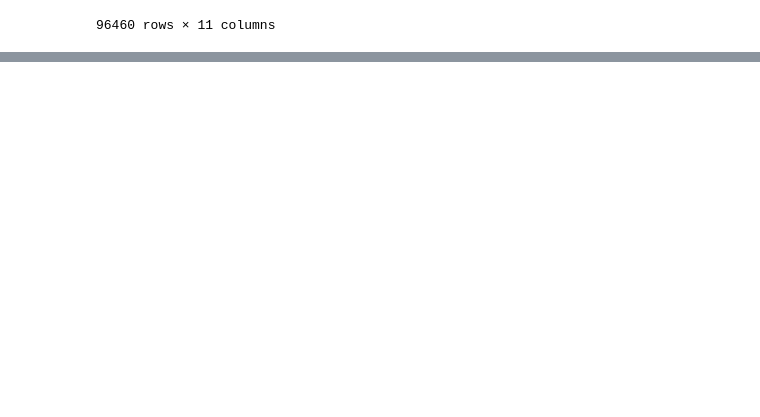
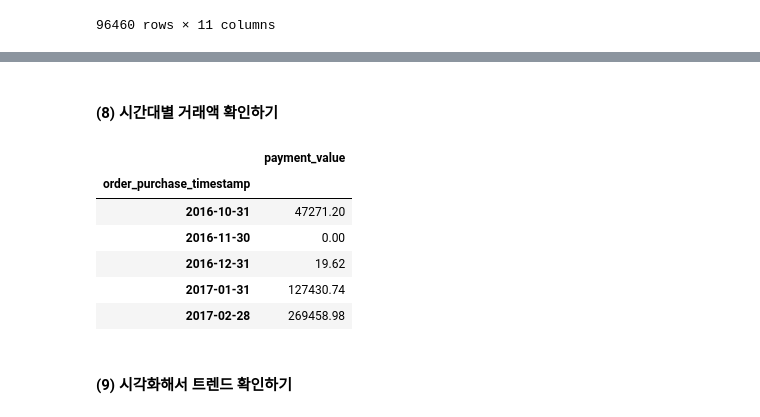
Before and after one commit to jhryu1208/Python_DataAnalysis_Pandas, a Jupyter notebook: Pandas/Brazilian_Ecommerce_EDA/BEE3.ipynb, the cells around one changed output, grey strips where cells are left out. Cells and saved outputs as stored; diff of their text form; code cells hidden in the pictures; blank space fills up the shorter version.

```diff
--- a/Pandas/Brazilian_Ecommerce_EDA/BEE3.ipynb
+++ b/Pandas/Brazilian_Ecommerce_EDA/BEE3.ipynb
@@ -262,0 +428,6 @@ merged_order
+# %%
+# 아직 이유를 찾지 못했지만 현재 order_purchase_timestamp가 이 단계에서 object 타입으로 나타남
+# 따라서 형변환을 시켜줘야한다.
+merged_order_payment_date['order_purchase_timestamp'] = pd.to_datetime(merged_order_payment_date['order_purchase_timestamp'],
+                                                                        format = '%Y-%m-%d %H:%M:%S',
+                                                                          errors = 'raise')
@@ -262,0 +458,16 @@ merged_order
+# %% [markdown]
+#### (8) 시간대별 거래액 확인하기
+# %%
+# Groupby를 이용해서 key인 order_purchase_timestamp를 월별단위로 (sum)묶었다.
+merged_order_month_sum = merged_order_payment_date.groupby(pd.Grouper(key='order_purchase_timestamp', freq='M')).sum() # key 는 기본이 index 임
+merged_order_month_sum.head()
+# %% [output]
+|  | payment_value |
+| order_purchase_timestamp |  |
+| 2016-10-31 | 47271.20 |
+| 2016-11-30 | 0.00 |
+| 2016-12-31 | 19.62 |
+| 2017-01-31 | 127430.74 |
+| 2017-02-28 | 269458.98 |
+# %% [markdown]
+#### (9) 시각화해서 트렌드 확인하기
```
Also changed, not shown: parts of 24 cells of this notebook.
